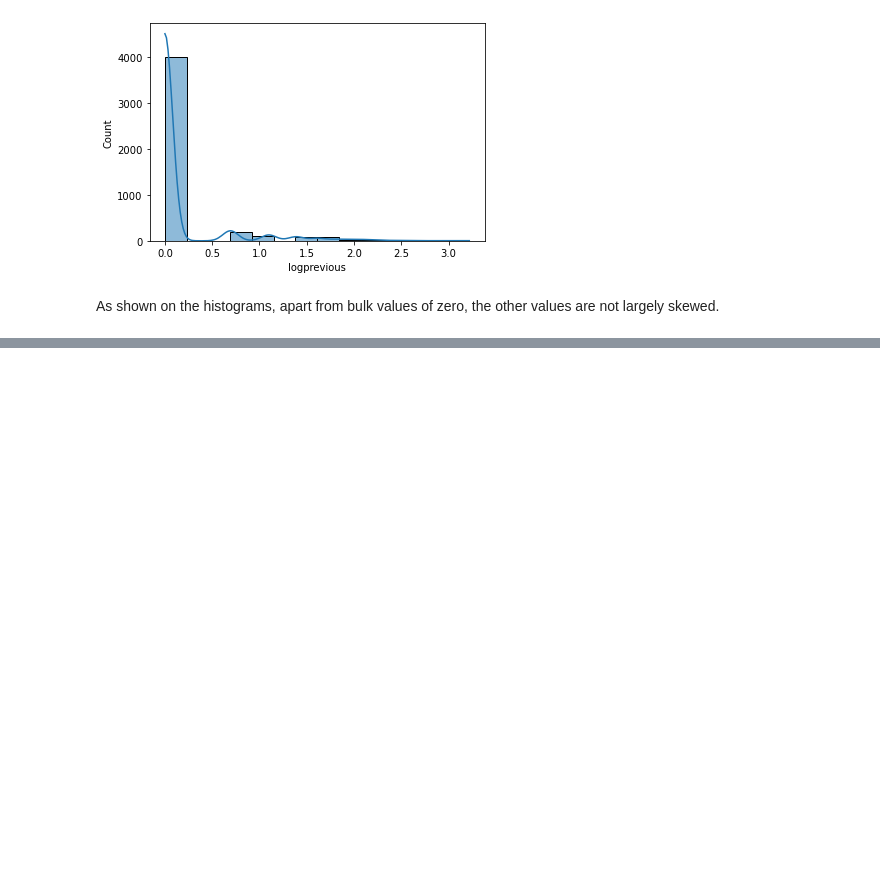
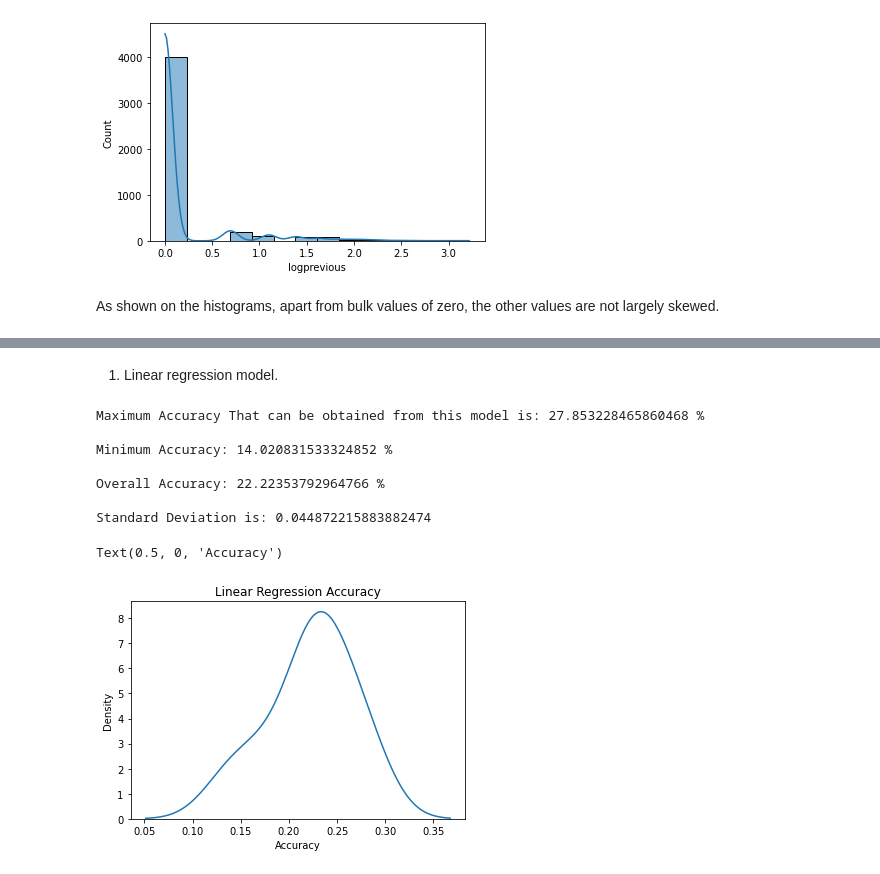
Before and after one commit to BerylliuMM2000/BankMarketing, a Jupyter notebook: Bank-Marketing-Campaign.ipynb, the cells around one changed output, grey strips where cells are left out. Drawn from its saved outputs; the diff is of its cells as text; code cells hidden in the pictures; blank space fills up the shorter version.

```diff
--- a/Bank-Marketing-Campaign.ipynb
+++ b/Bank-Marketing-Campaign.ipynb
@@ -173,0 +180,2 @@ As shown on the histograms, apart from bulk values of zero, the other values are
+# %%
+bank_one_hot = get_dummies(bank, drop_first = True)
@@ -173,0 +197,2 @@ As shown on the histograms, apart from bulk values of zero, the other values are
+# %%
+bank_one_hot = get_dummies(bank_one_hot, columns = ["day"], drop_first = True)
@@ -173,0 +209,49 @@ As shown on the histograms, apart from bulk values of zero, the other values are
+# %%
+bank_final = bank_one_hot.drop(columns = ["balance", "duration", "campaign", "pdays", "previous"])
+bank_final_features = bank_final.drop(columns = ["y_yes"])
+bank_final_outcome = bank_final["y_yes"]
+#print(bank_final_outcome)
+# %% [markdown]
+1. Linear regression model.
+# %%
+# Extracted and modified from https://www.geeksforgeeks.org/stratified-k-fold-cross-validation/
+
+from statistics import mean, stdev
+from sklearn import preprocessing
+from sklearn.model_selection import StratifiedKFold
+from sklearn import linear_model
+from sklearn import datasets
+
+# Feature Scaling for input features.
+scaler = preprocessing.MinMaxScaler()
+x_scaled = scaler.fit_transform(bank_final_features)
+
+# Create StratifiedKFold object.
+skf = StratifiedKFold(n_splits=8, shuffle=True, random_state=99)
+scores_linear = []
+
+reglinear = linear_model.LinearRegression()
+
+for train_index, test_index in skf.split(bank_final_features, bank_final_outcome):
+    x_train_fold, x_test_fold = x_scaled[train_index], x_scaled[test_index]
+    y_train_fold, y_test_fold = bank_final_outcome[train_index], bank_final_outcome[test_index]
+    reglinear.fit(x_train_fold, y_train_fold)
+    scores_linear.append(reglinear.score(x_test_fold, y_test_fold))
+
+print('\nMaximum Accuracy That can be obtained from this model is:', max(scores_linear)*100, '%')
+print('\nMinimum Accuracy:', min(scores_linear)*100, '%')
+print('\nOverall Accuracy:', mean(scores_linear)*100, '%')
+print('\nStandard Deviation is:', stdev(scores_linear))
+distplot(scores_linear, hist = False)
+title("Linear Regression Accuracy")
+xlabel("Accuracy")
+# %% [output]
+Maximum Accuracy That can be obtained from this model is: 27.853228465860468 %
+
+Minimum Accuracy: 14.020831533324852 %
+
+Overall Accuracy: 22.22353792964766 %
+
+Standard Deviation is: 0.044872215883882474
+Text(0.5, 0, 'Accuracy')
+[figure, added]
```
Also changed, not shown: parts of 9 cells of this notebook.
